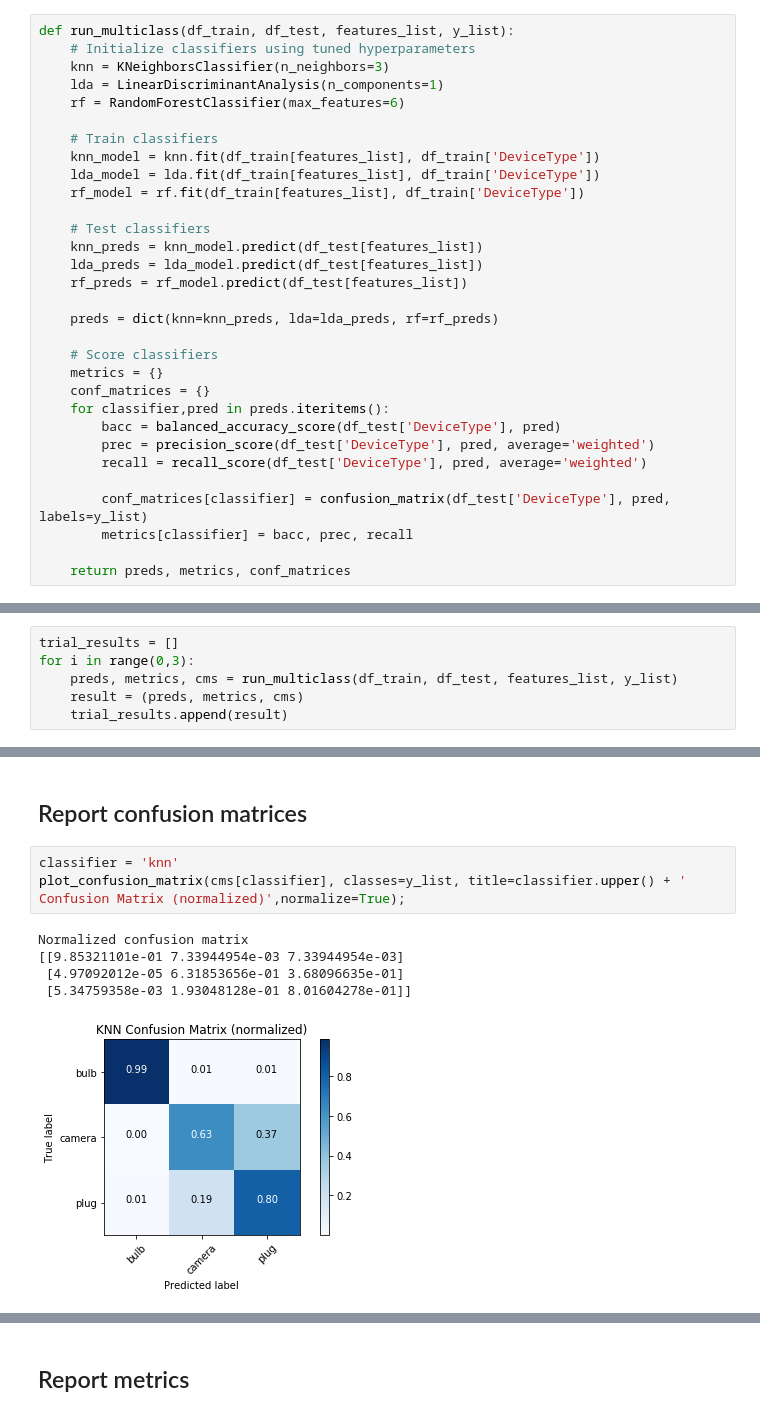
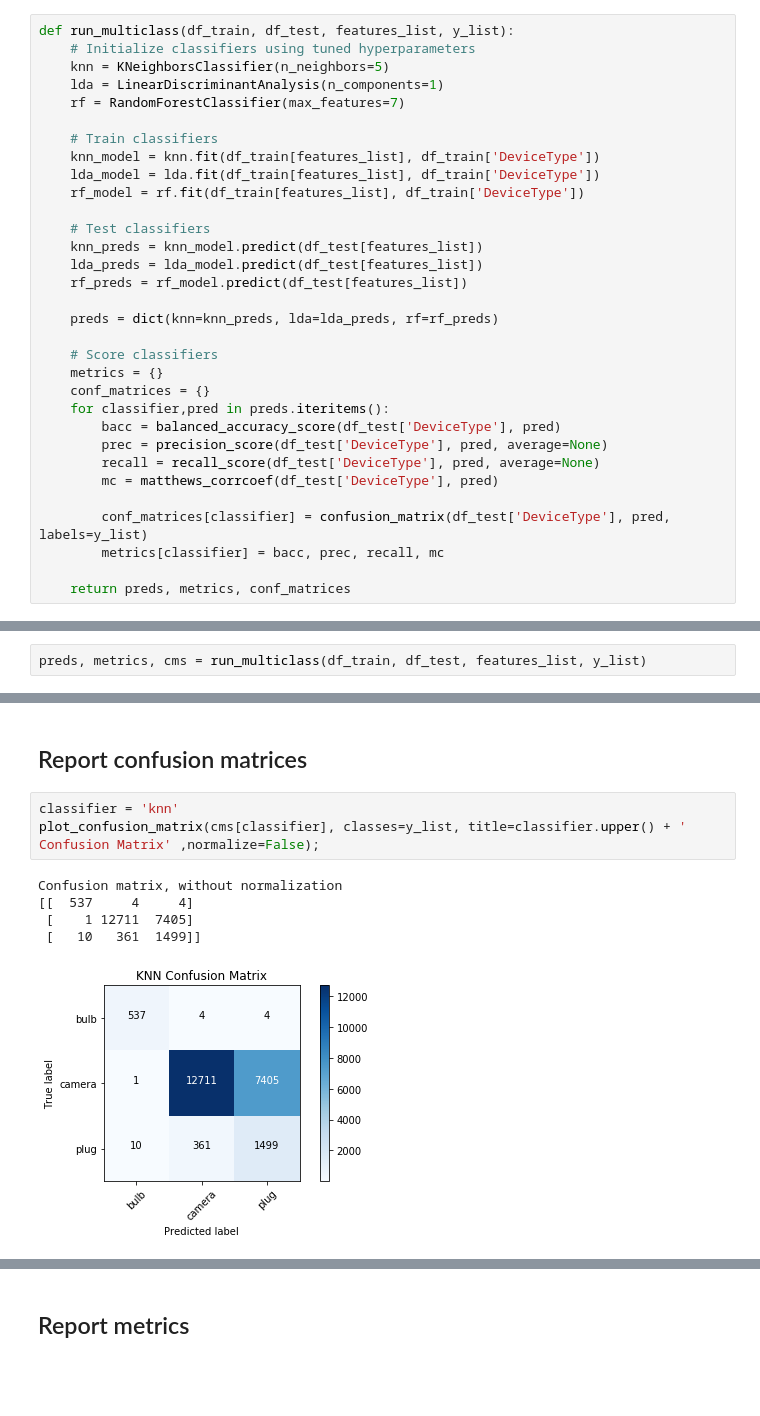
Before and after one commit to 7high/thesis, a Jupyter notebook: multiclass_wifi.ipynb, the cells around one changed output, grey strips where cells are left out. Saved outputs shown, nothing was run; the diff lists cells and outputs as text; blank space fills up the shorter version.

```diff
--- a/multiclass_wifi.ipynb
+++ b/multiclass_wifi.ipynb
@@ -32,9 +30,9 @@ plt.rcParams.update({'figure.max_open_warning': 0})
 # %%
 def run_multiclass(df_train, df_test, features_list, y_list):
     # Initialize classifiers using tuned hyperparameters
-    knn = KNeighborsClassifier(n_neighbors=3)
+    knn = KNeighborsClassifier(n_neighbors=5)
     lda = LinearDiscriminantAnalysis(n_components=1)
-    rf = RandomForestClassifier(max_features=6)
+    rf = RandomForestClassifier(max_features=7)
 
     # Train classifiers
     knn_model = knn.fit(df_train[features_list], df_train['DeviceType'])
@@ -53,11 +51,12 @@ def run_multiclass(df_train, df_test, features_list, y_list):
     conf_matrices = {}
     for classifier,pred in preds.iteritems():
         bacc = balanced_accuracy_score(df_test['DeviceType'], pred)
-        prec = precision_score(df_test['DeviceType'], pred, average='weighted')
-        recall = recall_score(df_test['DeviceType'], pred, average='weighted')
+        prec = precision_score(df_test['DeviceType'], pred, average=None)
+        recall = recall_score(df_test['DeviceType'], pred, average=None)
+        mc = matthews_corrcoef(df_test['DeviceType'], pred)
 
         conf_matrices[classifier] = confusion_matrix(df_test['DeviceType'], pred, labels=y_list)
-        metrics[classifier] = bacc, prec, recall
+        metrics[classifier] = bacc, prec, recall, mc
 
     return preds, metrics, conf_matrices
 # %%
@@ -148,8 +160,4 @@ df_test = df[df['Set']=='test']
 # %% [markdown]
 # Run multiclass
 # %%
-trial_results = []
-for i in range(0,3):
-    preds, metrics, cms = run_multiclass(df_train, df_test, features_list, y_list)
-    result = (preds, metrics, cms)
-    trial_results.append(result)
+preds, metrics, cms = run_multiclass(df_train, df_test, features_list, y_list)
@@ -181,12 +167,12 @@ for trial in trial_results:
 ## Report confusion matrices
 # %%
 classifier = 'knn'
-plot_confusion_matrix(cms[classifier], classes=y_list, title=classifier.upper() + ' Confusion Matrix (normalized)',normalize=True);
+plot_confusion_matrix(cms[classifier], classes=y_list, title=classifier.upper() + ' Confusion Matrix' ,normalize=False);
 # %% [output]
-Normalized confusion matrix
-[[9.85321101e-01 7.33944954e-03 7.33944954e-03]
- [4.97092012e-05 6.31853656e-01 3.68096635e-01]
- [5.34759358e-03 1.93048128e-01 8.01604278e-01]]
+Confusion matrix, without normalization
+[[  537     4     4]
+ [    1 12711  7405]
+ [   10   361  1499]]
-[figure, old version]
+[figure, new version]
 # %%
 classifier = 'lda'
```
Also changed, not shown: parts of 8 cells of this notebook, 1 other file.
